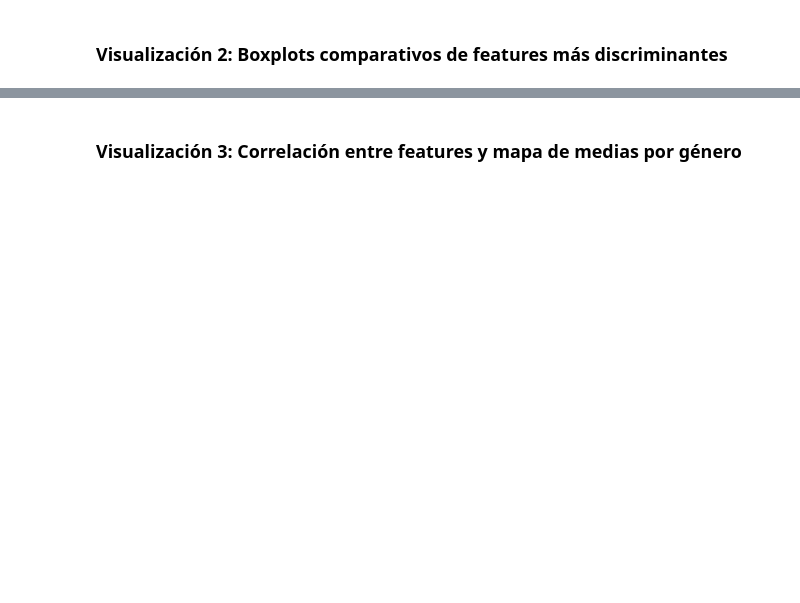
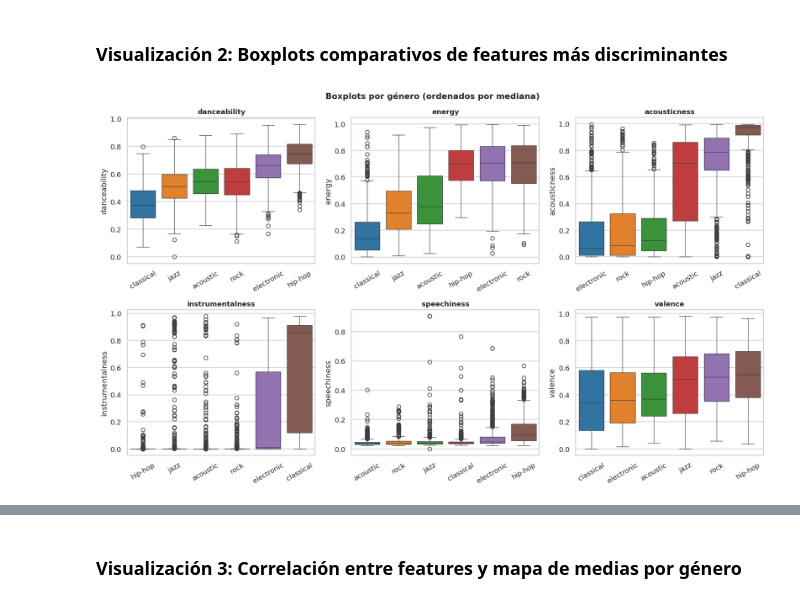
Before and after one commit to juanignacioelosegui/td-vi, a Jupyter notebook: 1S-2026/tp/2/tp.ipynb, the cells around one changed output, grey strips where cells are left out. Cells and saved outputs as stored; diff of their text form; code cells hidden in the pictures; blank space fills up the shorter version.

```diff
--- a/1S-2026/tp/2/tp.ipynb
+++ b/1S-2026/tp/2/tp.ipynb
@@ -101,25 +132,19 @@ Observaciones:
 # %%
 fig, axes = plt.subplots(2, 3, figsize=(15, 9))
 axes = axes.flatten()
 
 for i, feat in enumerate(key_features):
     ax = axes[i]
     order = train.groupby('Expected')[feat].median().sort_values().index.tolist()
     sns.boxplot(data=train, x='Expected', y=feat, order=order, ax=ax,
                 palette='tab10', linewidth=0.8)
     ax.set_title(feat, fontsize=11, fontweight='bold')
     ax.set_xlabel('')
     ax.tick_params(axis='x', rotation=30)
 
 fig.suptitle('Boxplots por género (ordenados por mediana)', fontsize=13, fontweight='bold')
 plt.tight_layout()
 plt.savefig('viz2_boxplots.png', bbox_inches='tight')
 plt.show()
-
-print("""
-Observaciones:
-- jazz y acoustic son los géneros más difíciles de separar en features individuales.
-- rock tiene energy alta y acousticness baja.
-- classical tiene instrumentalness muy alta y danceability baja.
-- la combinación de múltiples features es necesaria para una buena clasificación.
-""")
+# %% [output]
+[figure, added]
```
Also changed, not shown: parts of 22 cells of this notebook, 6 other files.
